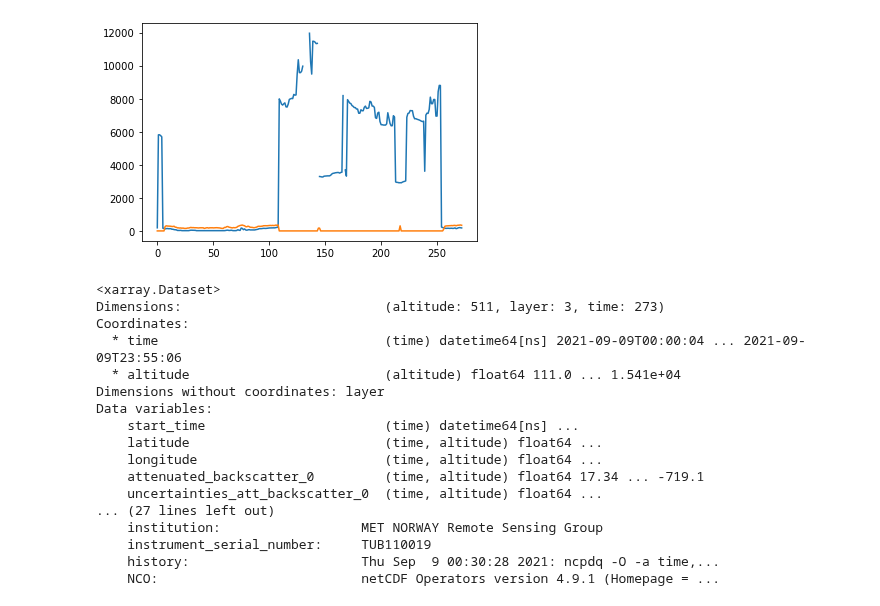
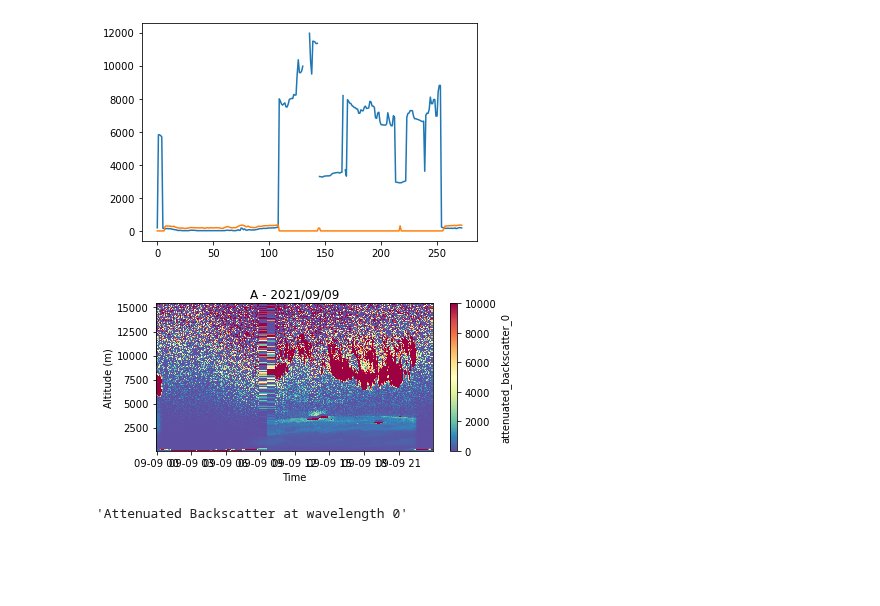
Before and after one commit to AugustinMortier/a-profiles, a Jupyter notebook: dev.ipynb, the cells around one changed output. Drawn from its saved outputs; the diff is of its cells as text; code cells hidden in the pictures; blank space fills up the shorter version.

```diff
--- a/dev.ipynb
+++ b/dev.ipynb
@@ -30,23 +22,11 @@ plt.plot(profiles.data.vertical_visibility.data)
 # %% [output]
 [<matplotlib.lines.Line2D at 0x...>]
 [figure]
+# %%
+profiles.quickplot()
+# %% [output]
+[figure, added]
 # %%
-profiles.data
+profiles.data.attenuated_backscatter_0.long_name
 # %% [output]
-<xarray.Dataset>
-Dimensions:                          (altitude: 511, layer: 3, time: 273)
-Coordinates:
-  * time                             (time) datetime64[ns] 2021-09-09T00:00:04 ... 2021-09-09T23:55:06
-  * altitude                         (altitude) float64 111.0 ... 1.541e+04
-Dimensions without coordinates: layer
-Data variables:
-    start_time                       (time) datetime64[ns] ...
-    latitude                         (time, altitude) float64 ...
-    longitude                        (time, altitude) float64 ...
-    attenuated_backscatter_0         (time, altitude) float64 17.34 ... -719.1
-    uncertainties_att_backscatter_0  (time, altitude) float64 ...
-... (27 lines left out)
-    institution:                  MET NORWAY Remote Sensing Group
-    instrument_serial_number:     TUB110019
-    history:                      Thu Sep  9 00:30:28 2021: ncpdq -O -a time,...
-    NCO:                          netCDF Operators version 4.9.1 (Homepage = ...
+'Attenuated Backscatter at wavelength 0'
```
Also changed, not shown: parts of 3 cells of this notebook, 4 other files.
